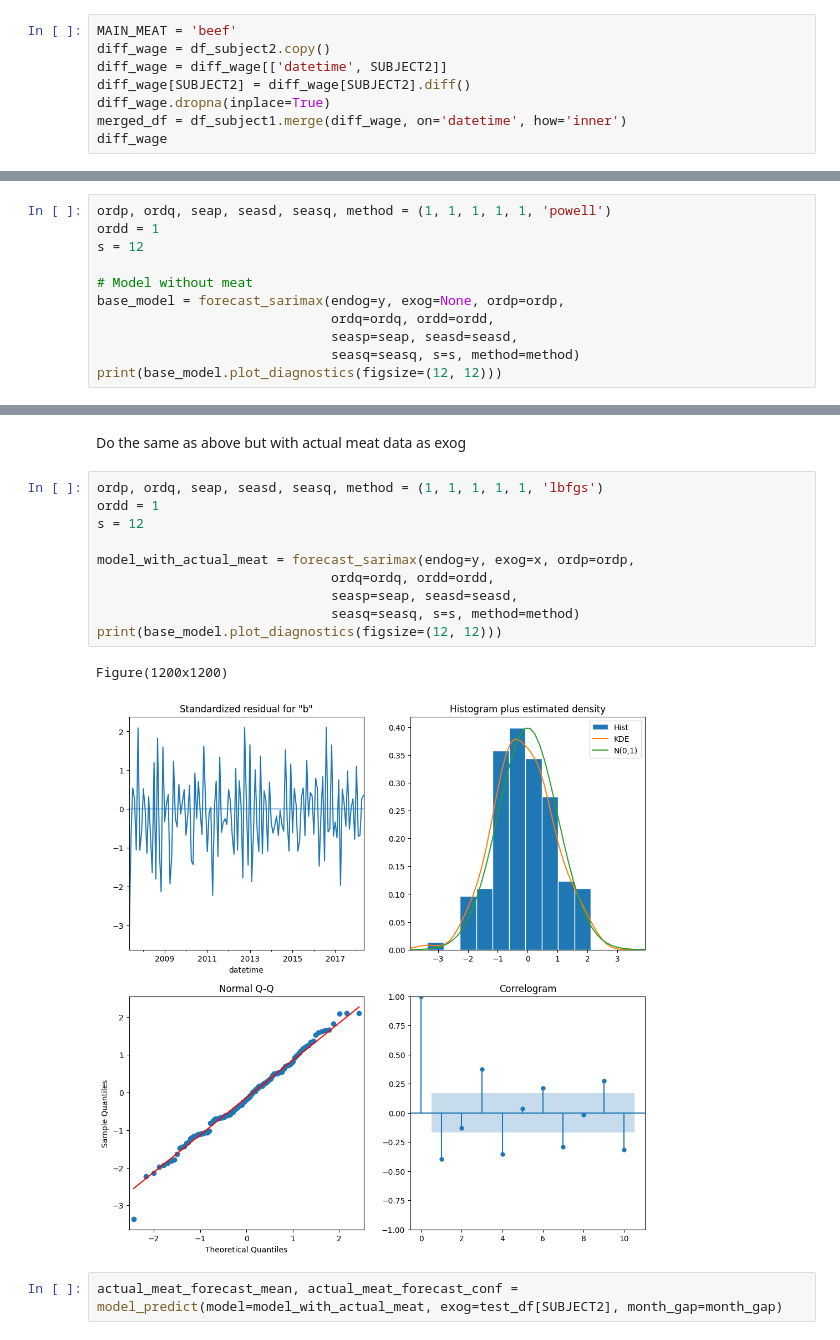
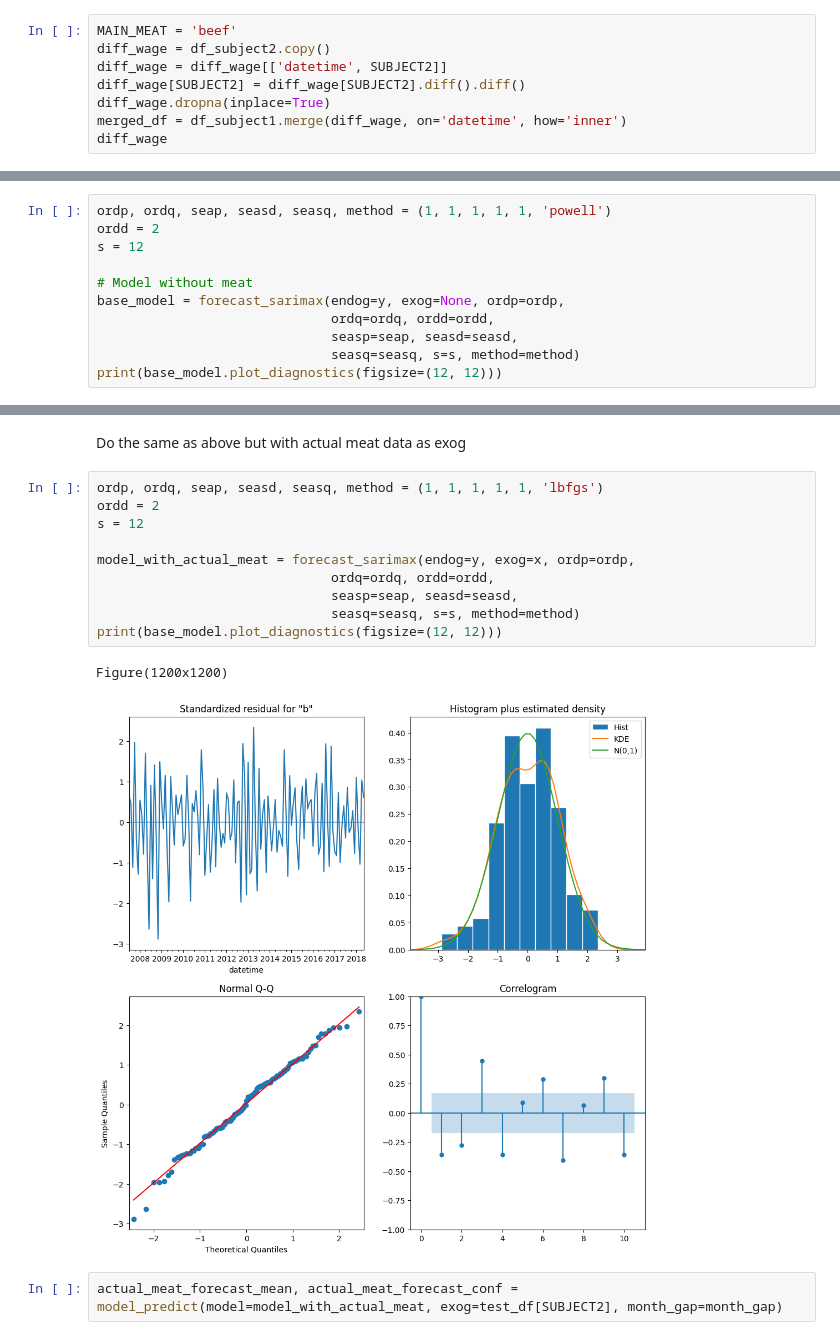
Before and after one commit to SAT-Enjoyers/citadel-datathon, a Jupyter notebook: eda/sarimax_hourly_wage_opposite.ipynb, the cells around one changed output, grey strips where cells are left out. Cells and saved outputs as stored; diff of their text form.

```diff
--- a/eda/sarimax_hourly_wage_opposite.ipynb
+++ b/eda/sarimax_hourly_wage_opposite.ipynb
@@ -214,7 +214,7 @@ Split train test data
 MAIN_MEAT = 'beef'
 diff_wage = df_subject2.copy()
 diff_wage = diff_wage[['datetime', SUBJECT2]]
-diff_wage[SUBJECT2] = diff_wage[SUBJECT2].diff()
+diff_wage[SUBJECT2] = diff_wage[SUBJECT2].diff().diff()
 diff_wage.dropna(inplace=True)
 merged_df = df_subject1.merge(diff_wage, on='datetime', how='inner')
 diff_wage
@@ -317,7 +317,7 @@ def mae(mean, endog):
 Do SARIMAX for forecasting wages no exog
 # %%
 ordp, ordq, seap, seasd, seasq, method = (1, 1, 1, 1, 1, 'powell')
-ordd = 1
+ordd = 2
 s = 12
 
 # Model without meat
@@ -350,17 +350,17 @@ mae(base_forecast_mean, test_df[SUBJECT2])
 Do the same as above but with actual meat data as exog
 # %%
 ordp, ordq, seap, seasd, seasq, method = (1, 1, 1, 1, 1, 'lbfgs')
-ordd = 1
+ordd = 2
 s = 12
 
 model_with_actual_meat = forecast_sarimax(endog=y, exog=x, ordp=ordp,
                               ordq=ordq, ordd=ordd,
                               seasp=seap, seasd=seasd,
                               seasq=seasq, s=s, method=method)
 print(base_model.plot_diagnostics(figsize=(12, 12)))
 # %% [output]
 Figure(1200x1200)
-[figure, old version]
+[figure, new version]
 # %%
 actual_meat_forecast_mean, actual_meat_forecast_conf = model_predict(model=model_with_actual_meat, exog=test_df[SUBJECT2], month_gap=month_gap)
 # %%
```
Also changed, not shown: parts of 13 cells of this notebook.
